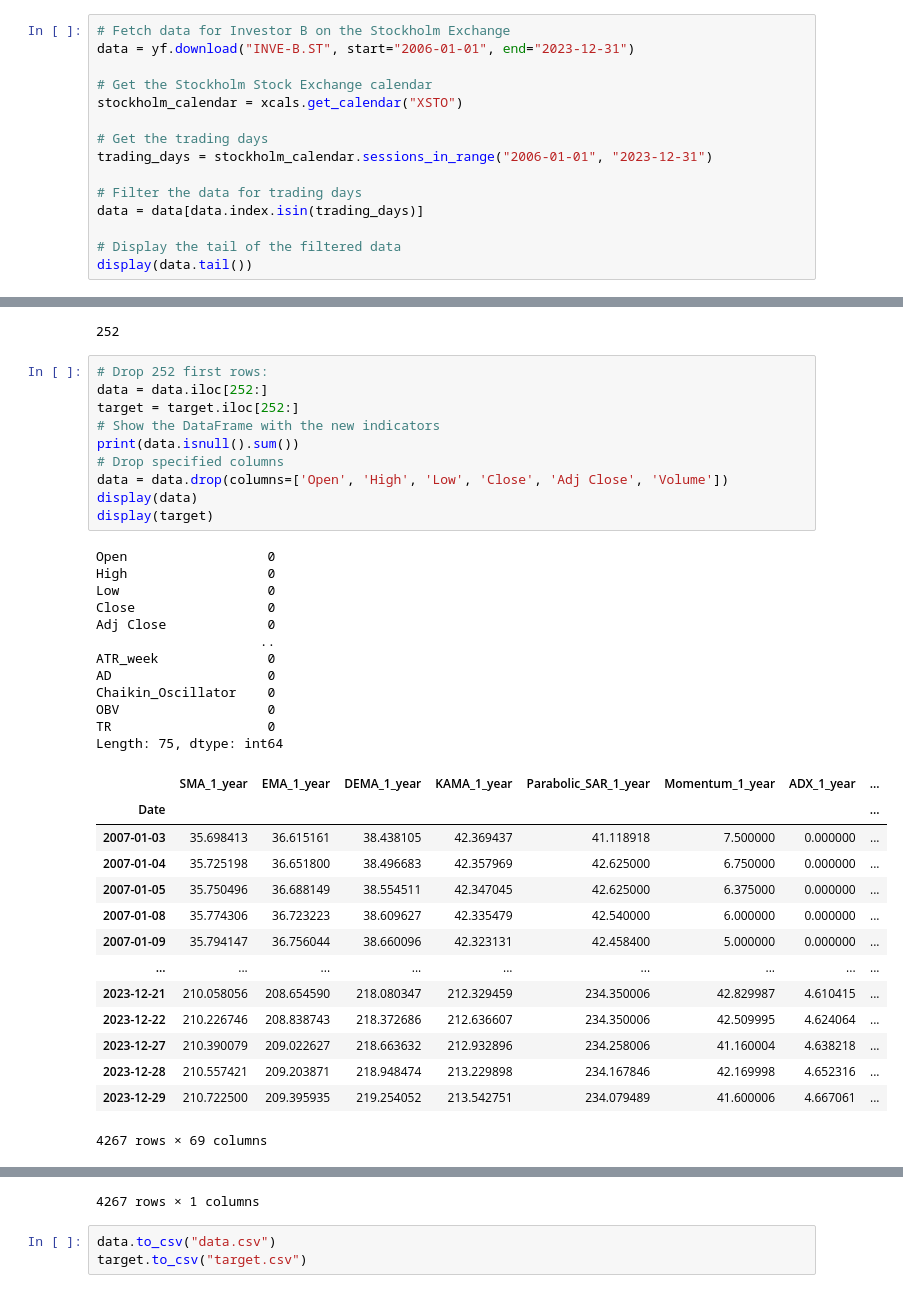
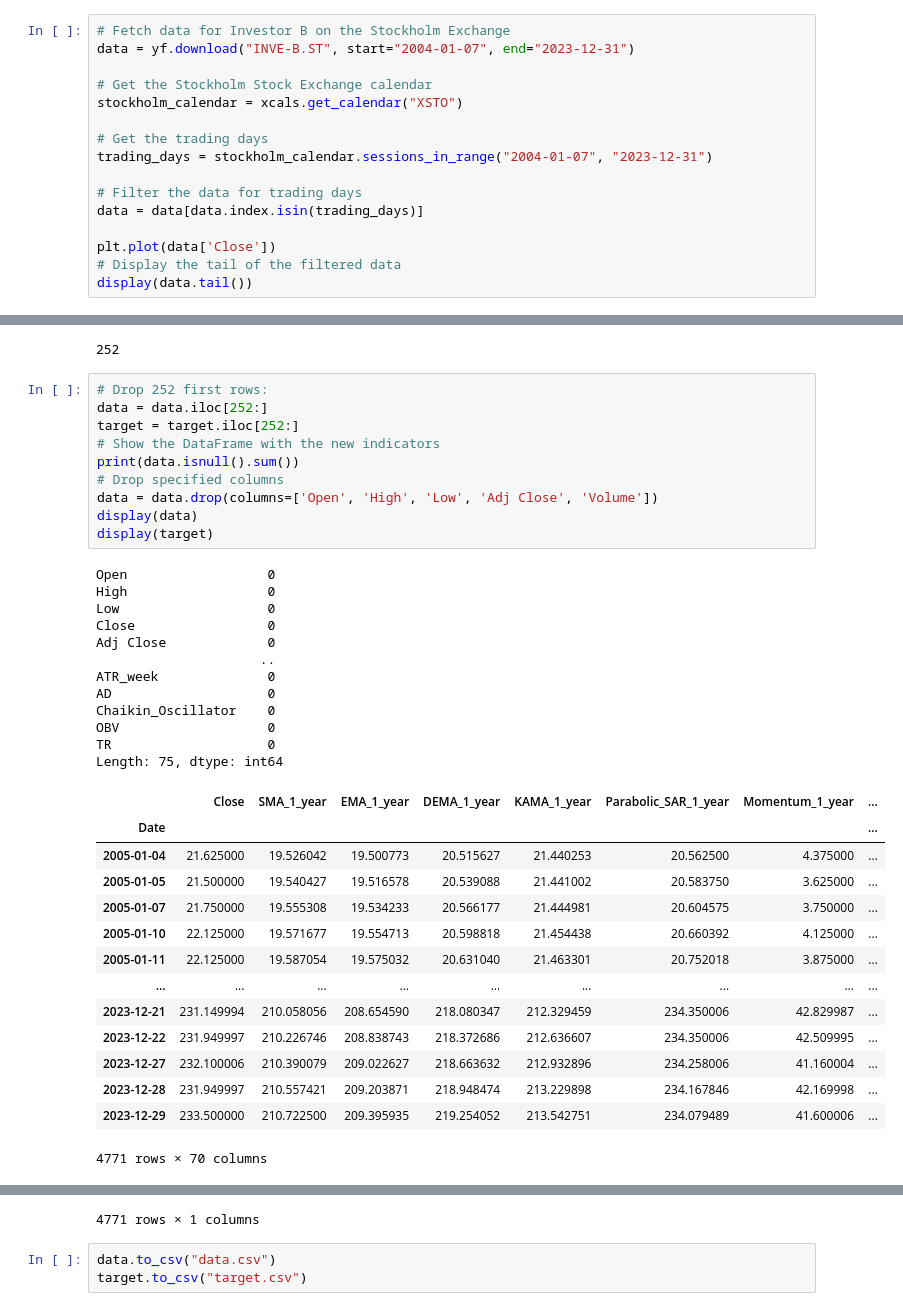
Before and after one commit to andreaspersson01/stock_price_predictor, a Jupyter notebook: Untitled-1.ipynb, the cells around one changed output, grey strips where cells are left out. Saved outputs shown, nothing was run; the diff lists cells and outputs as text.

```diff
--- a/Untitled-1.ipynb
+++ b/Untitled-1.ipynb
@@ -43,16 +39,17 @@ Requirement already satisfied: six>=1.5 in /Users/andreas/anaconda3/lib/python3.
 # %%
 # Fetch data for Investor B on the Stockholm Exchange
-data = yf.download("INVE-B.ST", start="2006-01-01", end="2023-12-31")
+data = yf.download("INVE-B.ST", start="2004-01-07", end="2023-12-31")
 
 # Get the Stockholm Stock Exchange calendar
 stockholm_calendar = xcals.get_calendar("XSTO")
 
 # Get the trading days
-trading_days = stockholm_calendar.sessions_in_range("2006-01-01", "2023-12-31")
+trading_days = stockholm_calendar.sessions_in_range("2004-01-07", "2023-12-31")
 
 # Filter the data for trading days
 data = data[data.index.isin(trading_days)]
 
+plt.plot(data['Close'])
 # Display the tail of the filtered data
 display(data.tail())
 # %% [output]
@@ -193,39 +191,39 @@ print(max(data.isnull().sum()))
 # %%
 # Drop 252 first rows:
 data = data.iloc[252:]
 target = target.iloc[252:]
 # Show the DataFrame with the new indicators
 print(data.isnull().sum())
 # Drop specified columns
-data = data.drop(columns=['Open', 'High', 'Low', 'Close', 'Adj Close', 'Volume'])
+data = data.drop(columns=['Open', 'High', 'Low', 'Adj Close', 'Volume'])
 display(data)
 display(target)
 # %% [output]
 Open                  0
 High                  0
 Low                   0
 Close                 0
 Adj Close             0
                      ..
 ATR_week              0
 AD                    0
 Chaikin_Oscillator    0
 OBV                   0
 TR                    0
 Length: 75, dtype: int64
-|  | SMA_1_year | EMA_1_year | DEMA_1_year | KAMA_1_year | Parabolic_SAR_1_year | Momentum_1_year | ADX_1_year | ... |
+|  | Close | SMA_1_year | EMA_1_year | DEMA_1_year | KAMA_1_year | Parabolic_SAR_1_year | Momentum_1_year | ... |
 | Date |  |  |  |  |  |  |  | ... |
-| 2007-01-03 | 35.698413 | 36.615161 | 38.438105 | 42.369437 | 41.118918 | 7.500000 | 0.000000 | ... |
-| 2007-01-04 | 35.725198 | 36.651800 | 38.496683 | 42.357969 | 42.625000 | 6.750000 | 0.000000 | ... |
-| 2007-01-05 | 35.750496 | 36.688149 | 38.554511 | 42.347045 | 42.625000 | 6.375000 | 0.000000 | ... |
-| 2007-01-08 | 35.774306 | 36.723223 | 38.609627 | 42.335479 | 42.540000 | 6.000000 | 0.000000 | ... |
-| 2007-01-09 | 35.794147 | 36.756044 | 38.660096 | 42.323131 | 42.458400 | 5.000000 | 0.000000 | ... |
+| 2005-01-04 | 21.625000 | 19.526042 | 19.500773 | 20.515627 | 21.440253 | 20.562500 | 4.375000 | ... |
+| 2005-01-05 | 21.500000 | 19.540427 | 19.516578 | 20.539088 | 21.441002 | 20.583750 | 3.625000 | ... |
+| 2005-01-07 | 21.750000 | 19.555308 | 19.534233 | 20.566177 | 21.444981 | 20.604575 | 3.750000 | ... |
+| 2005-01-10 | 22.125000 | 19.571677 | 19.554713 | 20.598818 | 21.454438 | 20.660392 | 4.125000 | ... |
+| 2005-01-11 | 22.125000 | 19.587054 | 19.575032 | 20.631040 | 21.463301 | 20.752018 | 3.875000 | ... |
 | ... | ... | ... | ... | ... | ... | ... | ... | ... |
-| 2023-12-21 | 210.058056 | 208.654590 | 218.080347 | 212.329459 | 234.350006 | 42.829987 | 4.610415 | ... |
-| 2023-12-22 | 210.226746 | 208.838743 | 218.372686 | 212.636607 | 234.350006 | 42.509995 | 4.624064 | ... |
-| 2023-12-27 | 210.390079 | 209.022627 | 218.663632 | 212.932896 | 234.258006 | 41.160004 | 4.638218 | ... |
-| 2023-12-28 | 210.557421 | 209.203871 | 218.948474 | 213.229898 | 234.167846 | 42.169998 | 4.652316 | ... |
-| 2023-12-29 | 210.722500 | 209.395935 | 219.254052 | 213.542751 | 234.079489 | 41.600006 | 4.667061 | ... |
+| 2023-12-21 | 231.149994 | 210.058056 | 208.654590 | 218.080347 | 212.329459 | 234.350006 | 42.829987 | ... |
+| 2023-12-22 | 231.949997 | 210.226746 | 208.838743 | 218.372686 | 212.636607 | 234.350006 | 42.509995 | ... |
+| 2023-12-27 | 232.100006 | 210.390079 | 209.022627 | 218.663632 | 212.932896 | 234.258006 | 41.160004 | ... |
+| 2023-12-28 | 231.949997 | 210.557421 | 209.203871 | 218.948474 | 213.229898 | 234.167846 | 42.169998 | ... |
+| 2023-12-29 | 233.500000 | 210.722500 | 209.395935 | 219.254052 | 213.542751 | 234.079489 | 41.600006 | ... |
-4267 rows × 69 columns
+4771 rows × 70 columns
 |  | y |
 | Date |  |
@@ -240,7 +238,7 @@ Length: 75, dtype: int64
 | 2023-12-27 | 1 |
 | 2023-12-28 | 0 |
 | 2023-12-29 | 1 |
-4267 rows × 1 columns
+4771 rows × 1 columns
 # %%
 data.to_csv("data.csv")
 target.to_csv("target.csv")
```
Also changed, not shown: parts of 8 cells of this notebook, 2 other files.
